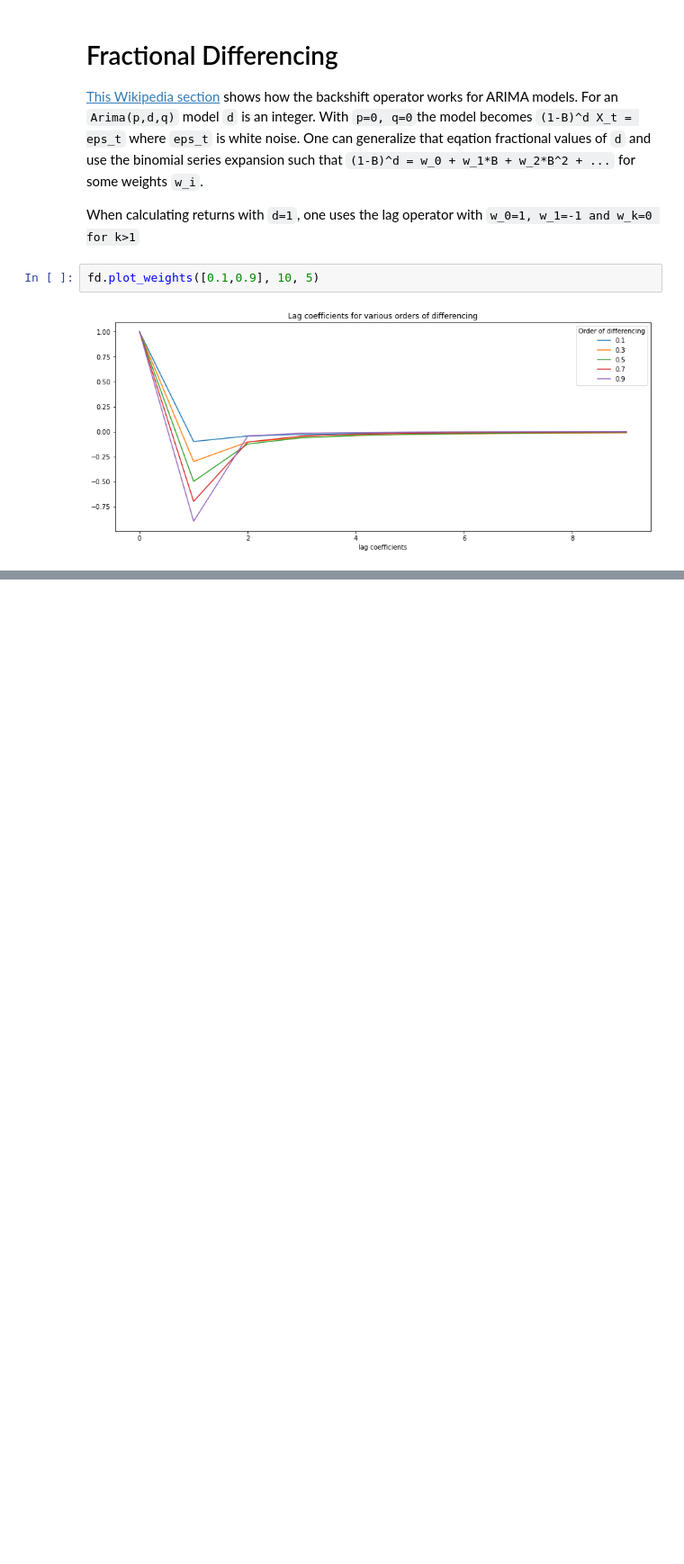
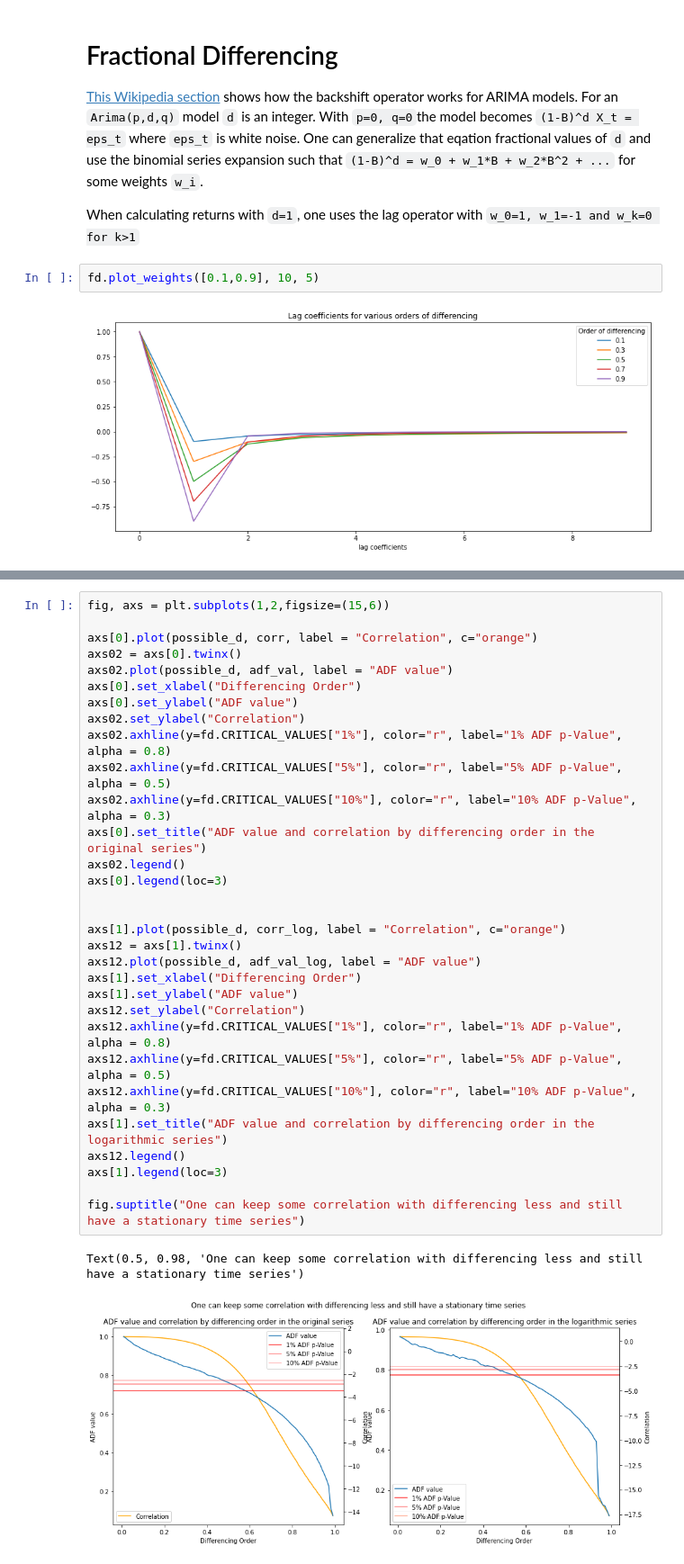
Before and after one commit to nkonts/financial_machine_learning, a Jupyter notebook: notebooks/fractional_differencing.ipynb, the cells around one changed output, grey strips where cells are left out. Shown: that part at 90% size. Cells and saved outputs as stored; diff of their text form; blank space fills up the shorter version.

```diff
--- a/notebooks/fractional_differencing.ipynb
+++ b/notebooks/fractional_differencing.ipynb
@@ -98,0 +119,34 @@ Text(0.5, 1.0, 'ADF P-value by differencing order in the logarithmic series')
+# %%
+fig, axs = plt.subplots(1,2,figsize=(15,6))
+
+axs[0].plot(possible_d, corr, label = "Correlation", c="orange")
+axs02 = axs[0].twinx()
+axs02.plot(possible_d, adf_val, label = "ADF value")
+axs[0].set_xlabel("Differencing Order")
+axs[0].set_ylabel("ADF value")
+axs02.set_ylabel("Correlation")
+axs02.axhline(y=fd.CRITICAL_VALUES["1%"], color="r", label="1% ADF p-Value", alpha = 0.8)
+axs02.axhline(y=fd.CRITICAL_VALUES["5%"], color="r", label="5% ADF p-Value", alpha = 0.5)
+axs02.axhline(y=fd.CRITICAL_VALUES["10%"], color="r", label="10% ADF p-Value", alpha = 0.3)
+axs[0].set_title("ADF value and correlation by differencing order in the original series")
+axs02.legend()
+axs[0].legend(loc=3)
+
+
+axs[1].plot(possible_d, corr_log, label = "Correlation", c="orange")
+axs12 = axs[1].twinx()
+axs12.plot(possible_d, adf_val_log, label = "ADF value")
+axs[1].set_xlabel("Differencing Order")
+axs[1].set_ylabel("ADF value")
+axs12.set_ylabel("Correlation")
+axs12.axhline(y=fd.CRITICAL_VALUES["1%"], color="r", label="1% ADF p-Value", alpha = 0.8)
+axs12.axhline(y=fd.CRITICAL_VALUES["5%"], color="r", label="5% ADF p-Value", alpha = 0.5)
+axs12.axhline(y=fd.CRITICAL_VALUES["10%"], color="r", label="10% ADF p-Value", alpha = 0.3)
+axs[1].set_title("ADF value and correlation by differencing order in the logarithmic series")
+axs12.legend()
+axs[1].legend(loc=3)
+
+fig.suptitle("One can keep some correlation with differencing less and still have a stationary time series")
+# %% [output]
+Text(0.5, 0.98, 'One can keep some correlation with differencing less and still have a stationary time series')
+[figure, added]
```
Also changed, not shown: parts of 7 cells of this notebook, 1 other file.
